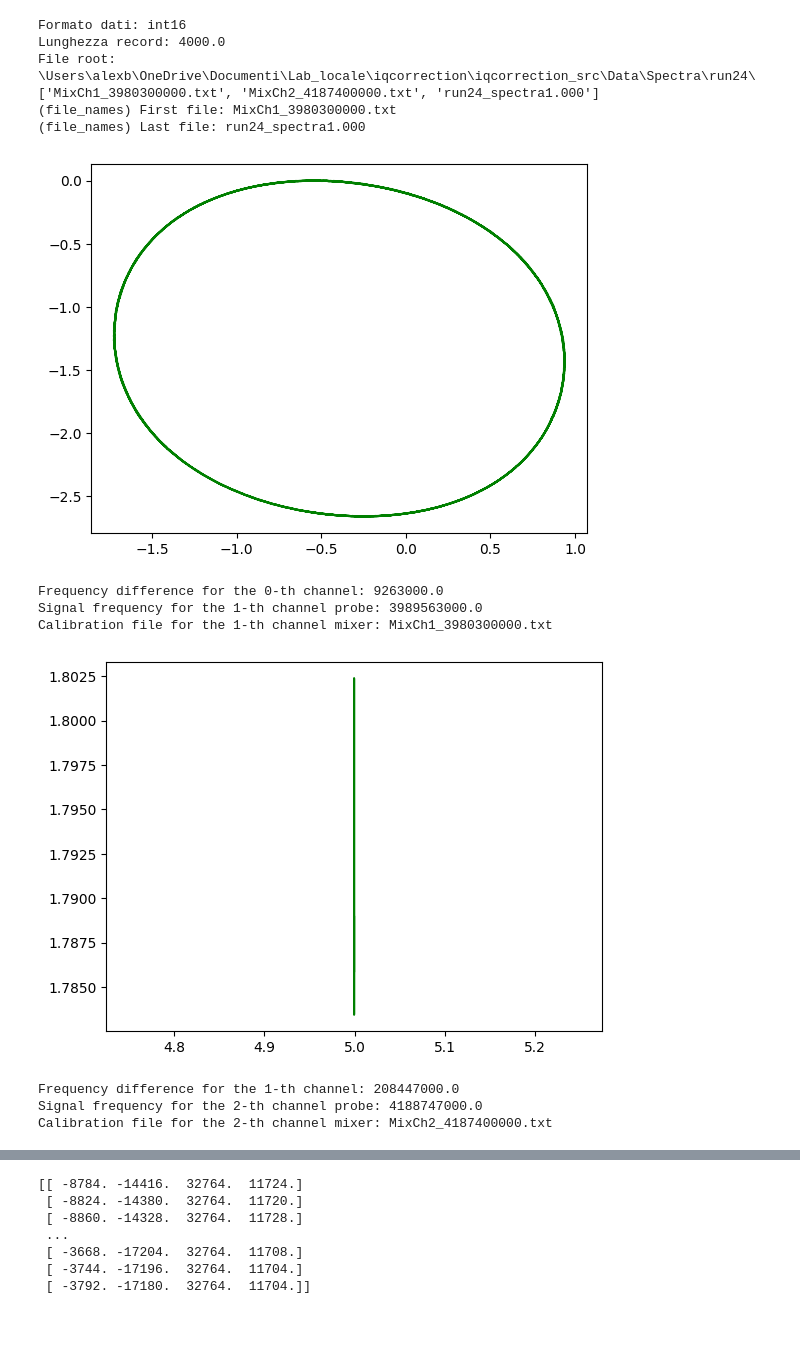
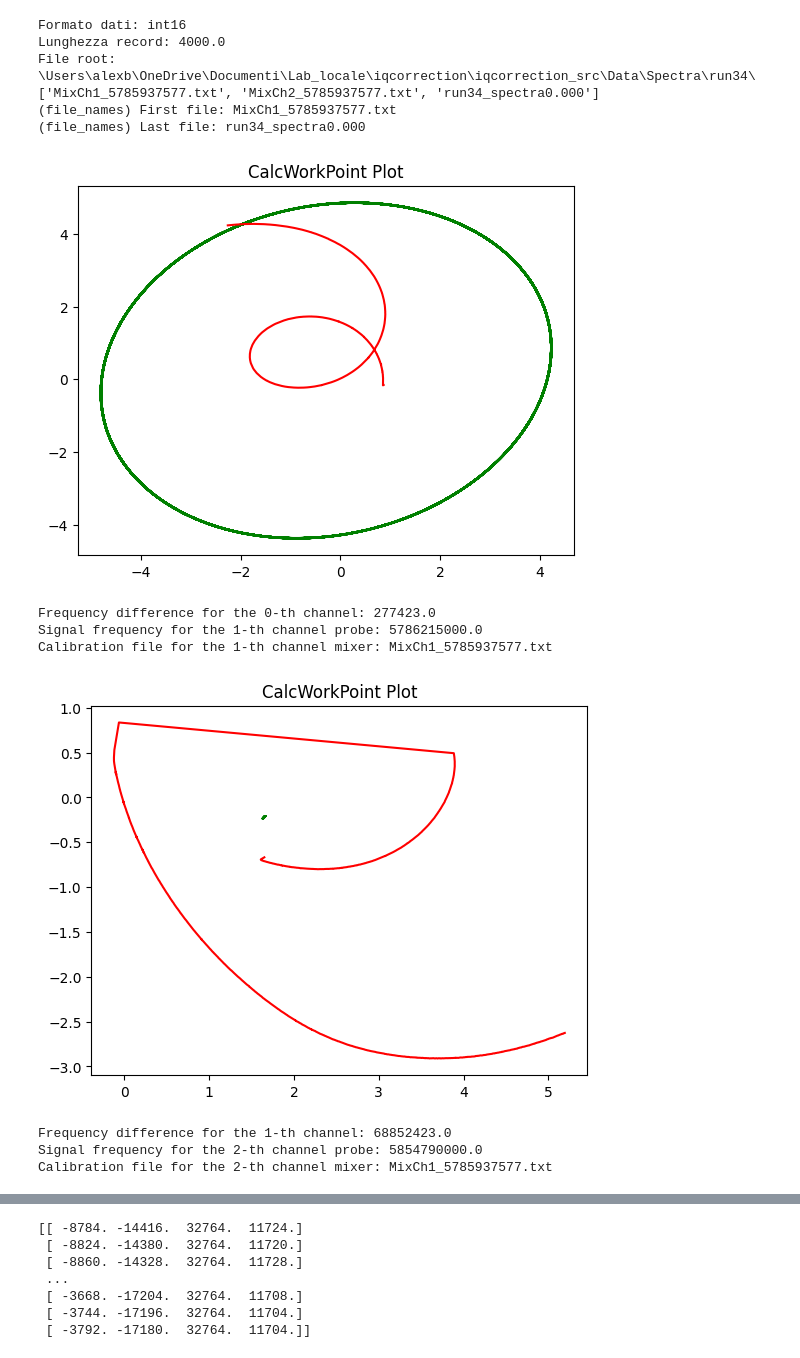
Before and after one commit to biqute/QTLab2223, a Jupyter notebook: SingleIRdetection/src/iqcorrection_src/test_convertdebug.ipynb, the cells around one changed output, grey strips where cells are left out. Saved outputs shown, nothing was run; the diff lists cells and outputs as text; code cells hidden in the pictures; blank space fills up the shorter version.

```diff
--- a/SingleIRdetection/src/iqcorrection_src/test_convertdebug.ipynb
+++ b/SingleIRdetection/src/iqcorrection_src/test_convertdebug.ipynb
@@ -25,19 +25,19 @@ import globvar
 
 #Default settings block. Useful in order to debug the code, these should be the argument for the ConvertIQ2Af4 function.
 spectra_path = '\\Users\\alexb\\OneDrive\\Documenti\\Lab_locale\\iqcorrection\\iqcorrection_src\\Data\\Spectra'
-run_num = 24
+run_num = 34
 datatype = 'MixCh'
 meas_num = 1
 save_path = '\\Users\\alexb\\OneDrive\\Documenti\\Lab_locale\\iqcorrection\\iqcorrection_src\\Save'
 iqpath = '\\Users\\alexb\\OneDrive\\Documenti\\Lab_locale\\iqcorrection\\iqcorrection_src\\IQ' + '\\run' + str(run_num) + '\\'
-iqheader = ['IQ1Ch1', 'IQ1Ch2']
+iqheader = ['IQ0Ch1', 'IQ0Ch2']
 nch = 2
 mode = 0
 ifplot = 1
 
 #The row below should be the original command, but its argument does not correspond to the log file we want to pick.
 #config = loadconfiguration.LoadConfiguration(spectra_path + "\\run" + str(run_num) + '\\' + datatype + str(meas_num) + ".log")
-config = LoadConfiguration(spectra_path + "\\run" + str(run_num) + '\\' + datatype + str(meas_num) + '_3980300000' + '.log')
+config = LoadConfiguration(spectra_path + "\\run" + str(run_num) + '\\' + datatype + str(meas_num) + '_5785937577' + '.log')
 
 #We modify recordlength and adcconv globally...
 globvar.recordlength = float(config[2][1])
@@ -139,16 +139,14 @@ for ii in range(nch):
 
     #---------Begin the IQ loop calibration--------#
 
-    #First we characterize the loop, i.e. we find the parameters that best
-    #describe our non-ideal IQmixer
-
-    mixer.append(Cal_IQ(mixercalfile_ch[ii], 2*nch, 2*ii-1, 2*ii, 1, cal_mix_file[ii], nch))    #mixercalfile_ch contains the paths to the binary files in spectra
+    #First we characterize the loop, i.e. we find the parameters that best describe our non - ideal IQ mixer
+    mixer.append(Cal_IQ(mixercalfile_ch[ii], 2*nch, 2*ii, 2*ii+1, 1, cal_mix_file[ii], nch))
 
     #Fit the mixer calibration data file and find the coefficients used for the correction
 
     #Fit the background and return the fixed IQ loop
 
-    [background[ii], s21xch[ii], s21ych[ii], f[ii], qvalues[ii]] = BackgroundCalibration(iqfileheader_ch[ii], mixer[ii], fmeas[ii])
+    [background[ii], s21xch[ii], s21ych[ii], f[ii], qvalues[ii]] = BackgroundCalibration(iqfileheader_ch[ii], mixer[ii], fmeas[ii], ifplot)
 
     #Read and convert the pulse data files
     fmax[ii] = -1000000
@@ -213,42 +211,42 @@ for jj in range(len(file_names)):
                 if dataformat == 'int16':
                     idata[ii] = np.multiply(adcconv, idata[ii][:]/(2**15))
                     qdata[ii] = np.multiply(adcconv, qdata[ii][:]/(2**15))
 
                 #apply a correction if it's needed (i.e. mode ~= 0)
                 if mode != 0:
                     [idata[ii], qdata[ii], t[ii]] = Shift2Pos(idata[ii], qdata[ii], iqfileheader_ch[ii], ii, hh, ii, posch[ii], ifplot)
                     a[ii] = np.append(a[ii], np.sqrt(t[ii][0]**2 + t[ii][1]**2))
 
                 idata[ii] = idata[ii] - background[ii].i0
                 qdata[ii] = qdata[ii] - background[ii].q0
 
                 #now correct for the mixer gains and phase errors
                 [idata[ii], qdata[ii]] = CorrectIQ(idata[ii], qdata[ii], mixer[ii])
 
                 #then apply the background correction
                 pulse_data[ii] = CorrectIQBackground(fmeas[ii]*np.ones(np.size(idata[ii])), complex(idata[ii], qdata[ii]), background[ii])
 
 
                 #next apply the rotations as applied to the IQ loop
                 pulse_data[ii] = 1 - np.multiply(np.multiply(np.cos(background[ii].LoopRotation), np.exp( -1j*background[ii].LoopRotation)), (1 - np.multiply(pulse_data[ii], np.exp(-1j * background[ii].OverallRotation))))
 
                 #now we can convert the timestream data into frequency and dissipation signals
                 #through the transformation S_21_mapped = 1 / 1 - S21
                 mapped_pulse_data[ii]= np.divide(1, (1 - pulse_data[ii]))
                 amplitude_signal[ii] = np.real(mapped_pulse_data[ii])
                 frequency_signal[ii] = np.imag(mapped_pulse_data[ii])
 # %% [output]
 Formato dati: int16
 Lunghezza record: 4000.0
-File root: \Users\alexb\OneDrive\Documenti\Lab_locale\iqcorrection\iqcorrection_src\Data\Spectra\run24\
-['MixCh1_3980300000.txt', 'MixCh2_4187400000.txt', 'run24_spectra1.000']
-(file_names) First file: MixCh1_3980300000.txt
-(file_names) Last file: run24_spectra1.000
+File root: \Users\alexb\OneDrive\Documenti\Lab_locale\iqcorrection\iqcorrection_src\Data\Spectra\run34\
+['MixCh1_5785937577.txt', 'MixCh2_5785937577.txt', 'run34_spectra0.000']
+(file_names) First file: MixCh1_5785937577.txt
+(file_names) Last file: run34_spectra0.000
-[figure, old version]
+[figure, new version]
-Frequency difference for the 0-th channel: 9263000.0
-Signal frequency for the 1-th channel probe: 3989563000.0
-Calibration file for the 1-th channel mixer: MixCh1_3980300000.txt
+Frequency difference for the 0-th channel: 277423.0
+Signal frequency for the 1-th channel probe: 5786215000.0
+Calibration file for the 1-th channel mixer: MixCh1_5785937577.txt
-[figure, old version]
+[figure, new version]
-Frequency difference for the 1-th channel: 208447000.0
-Signal frequency for the 2-th channel probe: 4188747000.0
-Calibration file for the 2-th channel mixer: MixCh2_4187400000.txt
+Frequency difference for the 1-th channel: 68852423.0
+Signal frequency for the 2-th channel probe: 5854790000.0
+Calibration file for the 2-th channel mixer: MixCh1_5785937577.txt
```
Also changed, not shown: parts of 3 cells of this notebook, 7 other files.
